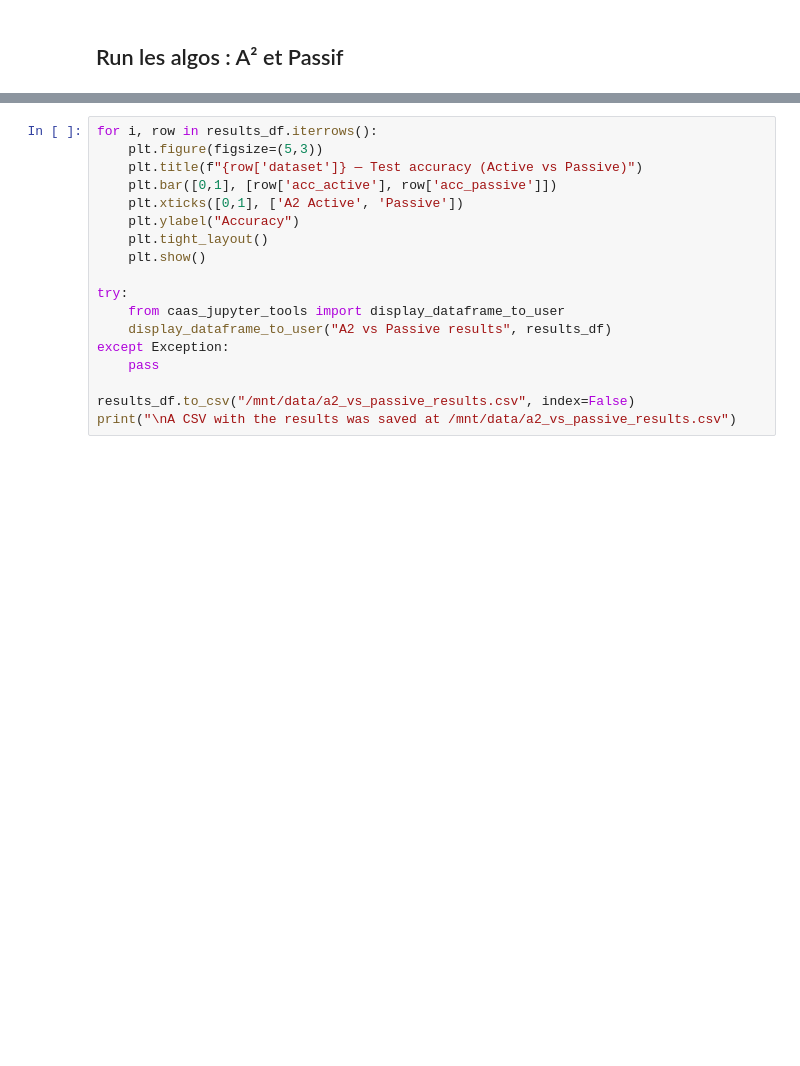
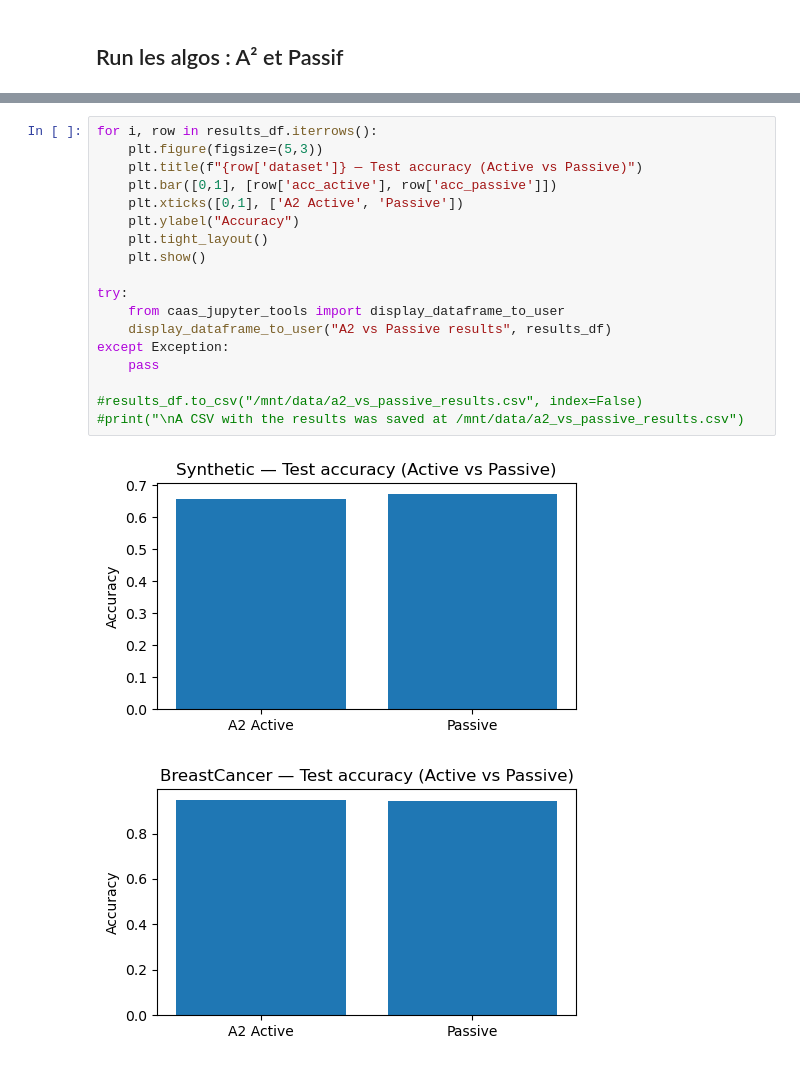
Before and after one commit to ayselatx/AdvancedML, a Jupyter notebook: A2.ipynb, the cells around one changed output, grey strips where cells are left out. Saved outputs shown, nothing was run; the diff lists cells and outputs as text; blank space fills up the shorter version.

```diff
--- a/A2.ipynb
+++ b/A2.ipynb
@@ -214,18 +593,21 @@ print(results_df.to_string(index=False))
 # %%
 for i, row in results_df.iterrows():
     plt.figure(figsize=(5,3))
     plt.title(f"{row['dataset']} — Test accuracy (Active vs Passive)")
     plt.bar([0,1], [row['acc_active'], row['acc_passive']])
     plt.xticks([0,1], ['A2 Active', 'Passive'])
     plt.ylabel("Accuracy")
     plt.tight_layout()
     plt.show()
 
 try:
     from caas_jupyter_tools import display_dataframe_to_user
     display_dataframe_to_user("A2 vs Passive results", results_df)
 except Exception:
     pass
 
-results_df.to_csv("/mnt/data/a2_vs_passive_results.csv", index=False)
-print("\nA CSV with the results was saved at /mnt/data/a2_vs_passive_results.csv")
+#results_df.to_csv("/mnt/data/a2_vs_passive_results.csv", index=False)
+#print("\nA CSV with the results was saved at /mnt/data/a2_vs_passive_results.csv")
+# %% [output]
+[figure, added]
+[figure, added]
```
Also changed, not shown: parts of 16 cells of this notebook, 1 other file.
